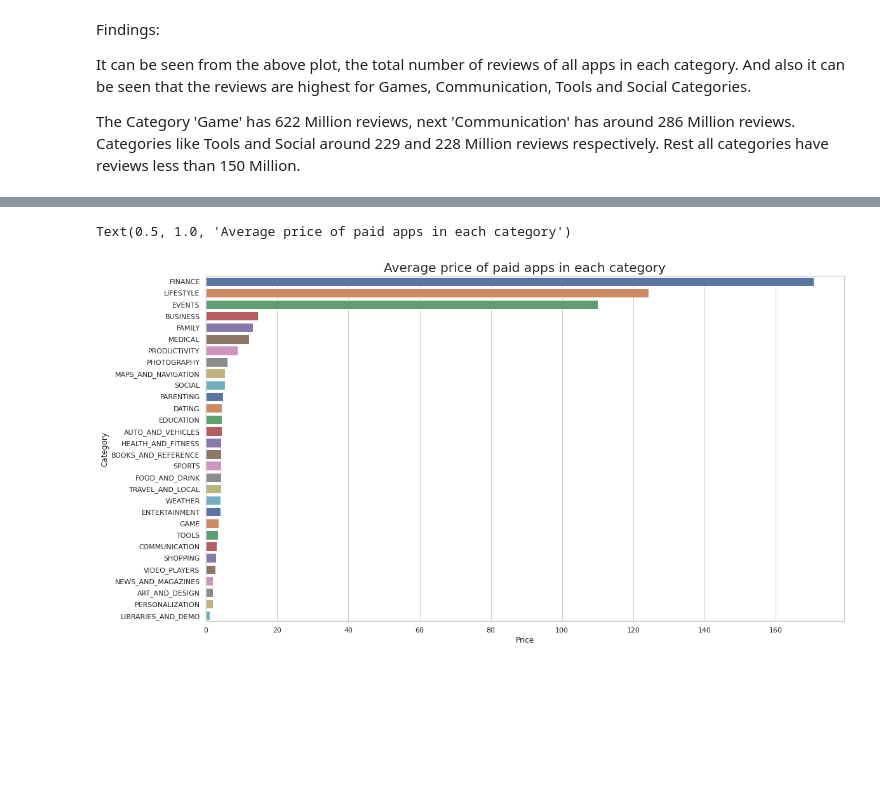
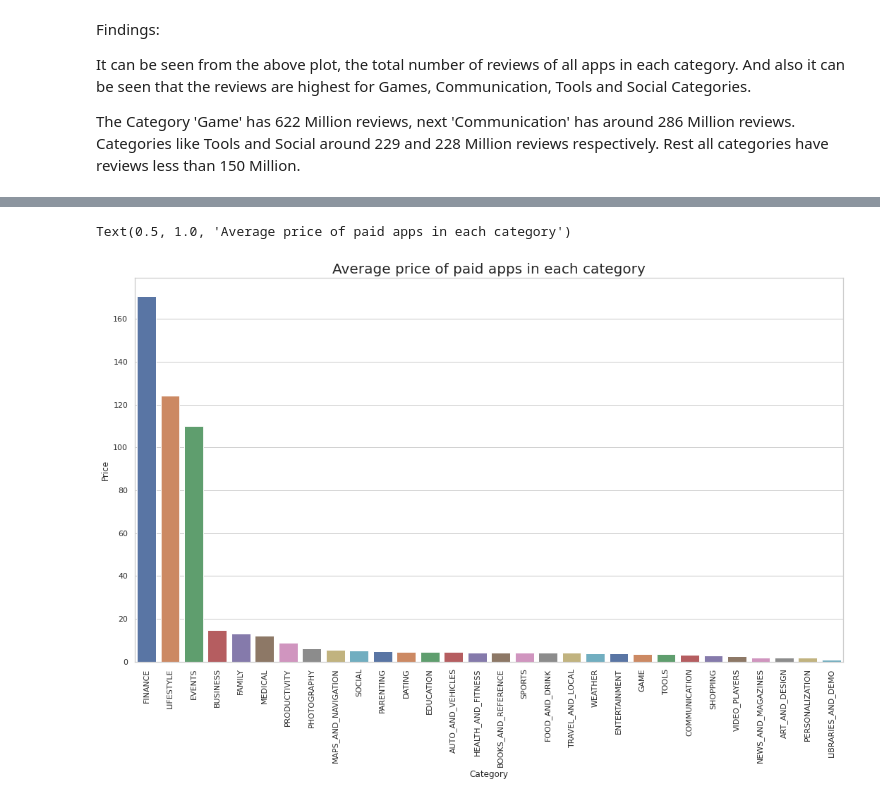
Before and after one commit to DrBharathiTC/Play_store-app-review-analysis-Capstone-project, a Jupyter notebook: Google_Play_Store_Apps_Data_Analysis_(EDA)_UPDATED.ipynb, the cells around one changed output, grey strips where cells are left out. Drawn from its saved outputs; the diff is of its cells as text; code cells hidden in the pictures; blank space fills up the shorter version.

```diff
--- a/Google_Play_Store_Apps_Data_Analysis_(EDA)_UPDATED.ipynb
+++ b/Google_Play_Store_Apps_Data_Analysis_(EDA)_UPDATED.ipynb
@@ -792,10 +816,11 @@ PAID_PSDF1.head()
 # %%
 # Average price of paid apps in each category
 
 Cat_price= PAID_PSDF1.groupby('Category')['Price'].mean().reset_index().sort_values(by= 'Price', ascending=False)
 plt.figure(figsize= (18,10))
-sns.barplot(x='Price', y= 'Category', data= Cat_price, palette= 'deep')
+plt.xticks(rotation=90)
+sns.barplot(x='Category', y= 'Price', data= Cat_price, palette= 'deep')
 plt.title('Average price of paid apps in each category', fontsize= 20)
 # %% [output]
 Text(0.5, 1.0, 'Average price of paid apps in each category')
-[figure, old version]
+[figure, new version]
```
Also changed, not shown: parts of 73 cells of this notebook.
